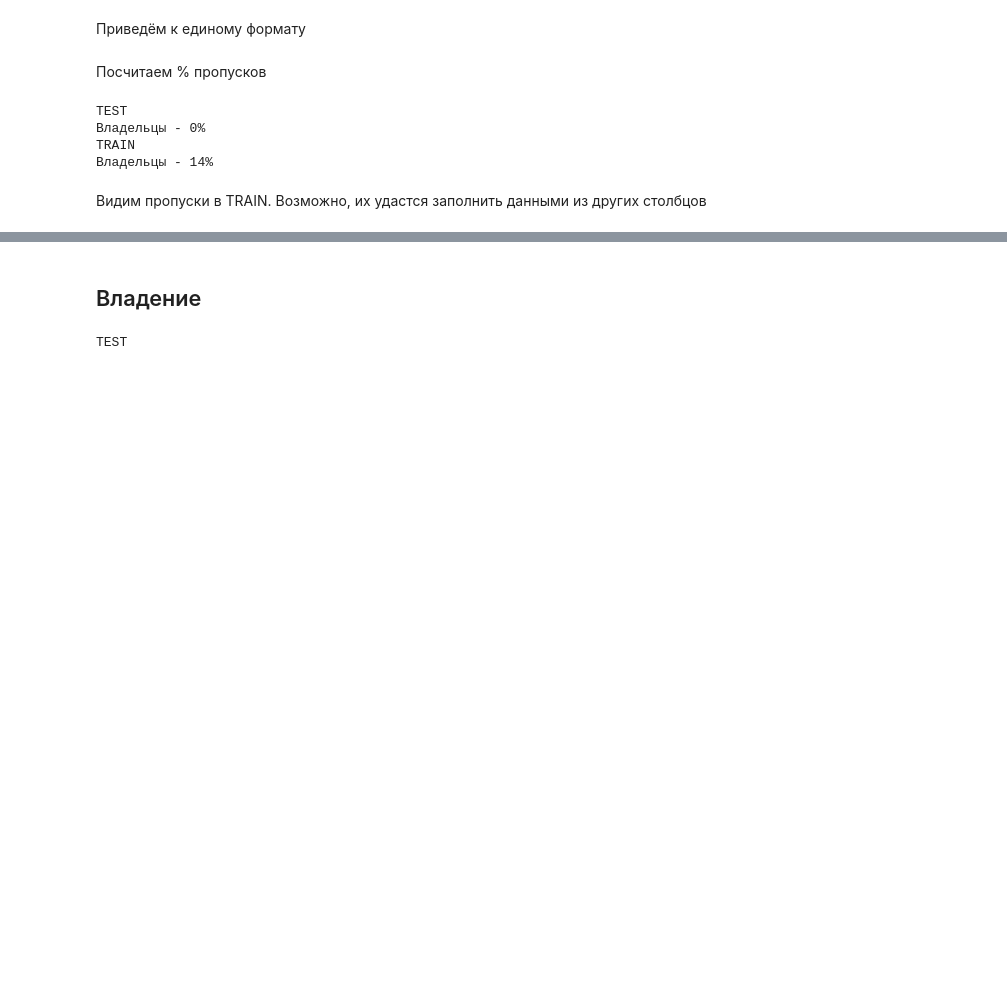
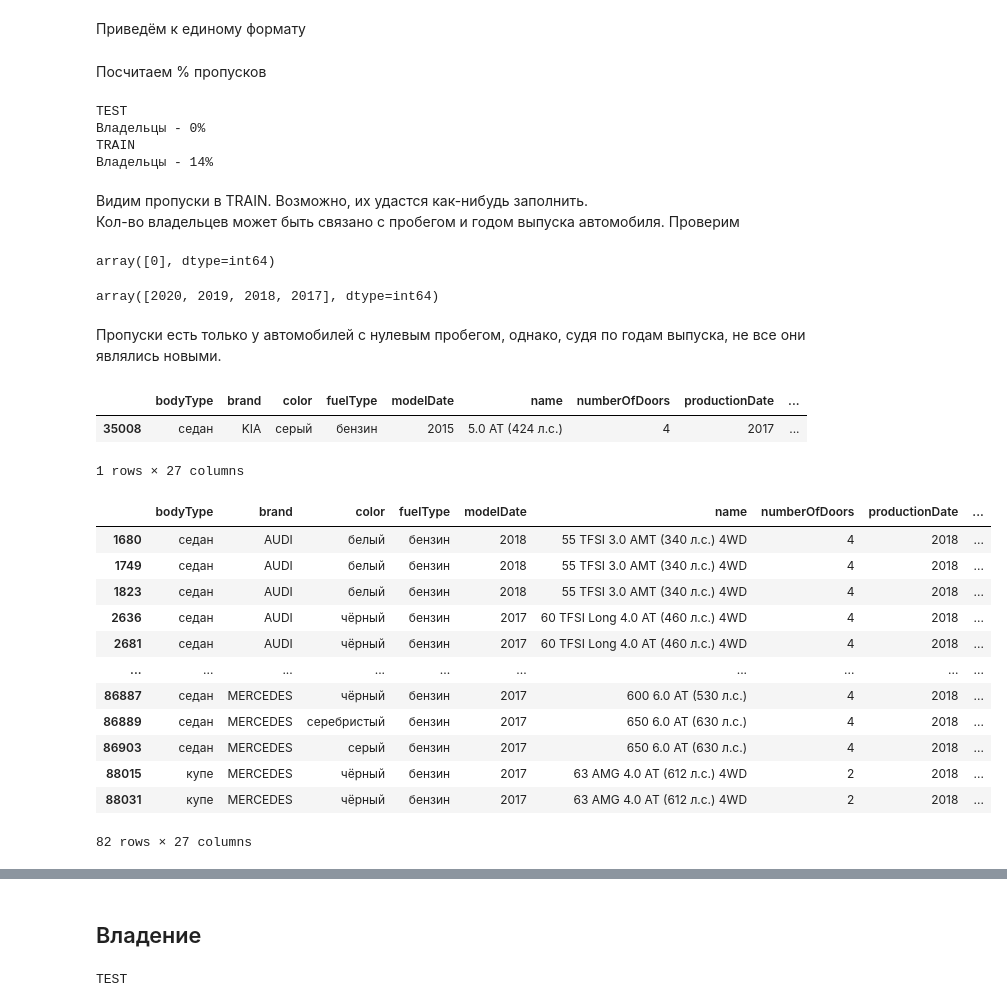
Before and after one commit to Sly-Dog/auto_pricing, a Jupyter notebook: secondary_notebooks/Preprocessing_and_thoughts.ipynb, the cells around one changed output, grey strips where cells are left out. Saved outputs shown, nothing was run; the diff lists cells and outputs as text; code cells hidden in the pictures; blank space fills up the shorter version.

```diff
--- a/secondary_notebooks/Preprocessing_and_thoughts.ipynb
+++ b/secondary_notebooks/Preprocessing_and_thoughts.ipynb
@@ -574,3 +687,15 @@ Name: name, dtype: object
 Потом этот столбец будет не нужен.
 # %%
 columns_to_drop.append('name')
+# %%
+#Эта функция вытащит объём двигателя из столбца 'name'
+def find_disp(string):
+    string = str(string)
+    res = re.findall('\d\.\d', string)
+    if len(res) !=0:
+        return float(res[0])
+    else:
+        return 0
+# %%
+#Заменим все значения в 'engineDisplacement'
+train_mod['engineDisplacement'] = train_mod['name'].apply(find_disp)
@@ -739,4 +878,37 @@ TEST
 TRAIN
 Владельцы - 14%
 # %% [markdown]
-Видим пропуски в TRAIN. Возможно, их удастся заполнить данными из других столбцов
+Видим пропуски в TRAIN. Возможно, их удастся как-нибудь заполнить.
+Кол-во владельцев может быть связано с пробегом и годом выпуска автомобиля. Проверим
+# %%
+train_mod[train_mod['Владельцы'].isna()]['mileage'].unique()
+# %% [output]
+array([0], dtype=int64)
+# %%
+train_mod[train_mod['Владельцы'].isna()]['productionDate'].unique()
+# %% [output]
+array([2020, 2019, 2018, 2017], dtype=int64)
+# %% [markdown]
+Пропуски есть только у автомобилей с нулевым пробегом, однако, судя по годам выпуска, не все они являлись новыми.
+# %%
+train_mod[train_mod['Владельцы'].isna()].query('productionDate == 2017')
+# %% [output]
+|  | bodyType | brand | color | fuelType | modelDate | name | numberOfDoors | productionDate | ... |
+| 35008 | седан | KIA | серый | бензин | 2015 | 5.0 AT (424 л.с.) | 4 | 2017 | ... |
+1 rows × 27 columns
+# %%
+train_mod[train_mod['Владельцы'].isna()].query('productionDate == 2018')
+# %% [output]
+|  | bodyType | brand | color | fuelType | modelDate | name | numberOfDoors | productionDate | ... |
+| 1680 | седан | AUDI | белый | бензин | 2018 | 55 TFSI 3.0 AMT (340 л.с.) 4WD | 4 | 2018 | ... |
+| 1749 | седан | AUDI | белый | бензин | 2018 | 55 TFSI 3.0 AMT (340 л.с.) 4WD | 4 | 2018 | ... |
+| 1823 | седан | AUDI | белый | бензин | 2018 | 55 TFSI 3.0 AMT (340 л.с.) 4WD | 4 | 2018 | ... |
+| 2636 | седан | AUDI | чёрный | бензин | 2017 | 60 TFSI Long 4.0 AT (460 л.с.) 4WD | 4 | 2018 | ... |
+| 2681 | седан | AUDI | чёрный | бензин | 2017 | 60 TFSI Long 4.0 AT (460 л.с.) 4WD | 4 | 2018 | ... |
+| ... | ... | ... | ... | ... | ... | ... | ... | ... | ... |
+| 86887 | седан | MERCEDES | чёрный | бензин | 2017 | 600 6.0 AT (530 л.с.) | 4 | 2018 | ... |
+| 86889 | седан | MERCEDES | серебристый | бензин | 2017 | 650 6.0 AT (630 л.с.) | 4 | 2018 | ... |
+| 86903 | седан | MERCEDES | серый | бензин | 2017 | 650 6.0 AT (630 л.с.) | 4 | 2018 | ... |
+| 88015 | купе | MERCEDES | чёрный | бензин | 2017 | 63 AMG 4.0 AT (612 л.с.) 4WD | 2 | 2018 | ... |
+| 88031 | купе | MERCEDES | чёрный | бензин | 2017 | 63 AMG 4.0 AT (612 л.с.) 4WD | 2 | 2018 | ... |
+82 rows × 27 columns
```
Also changed, not shown: parts of 122 cells of this notebook.
